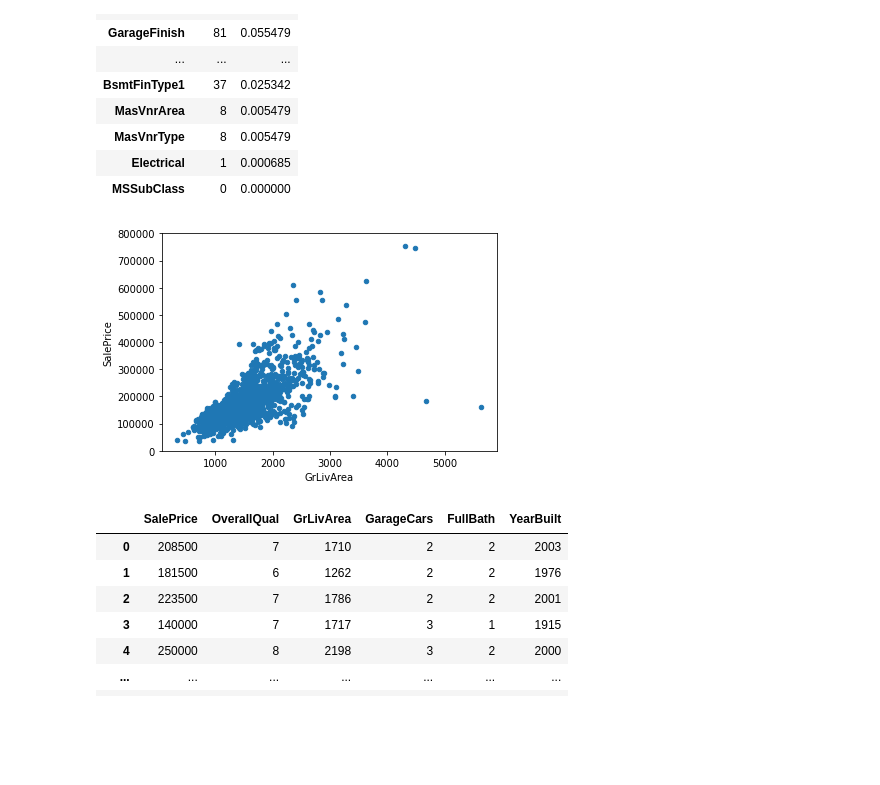
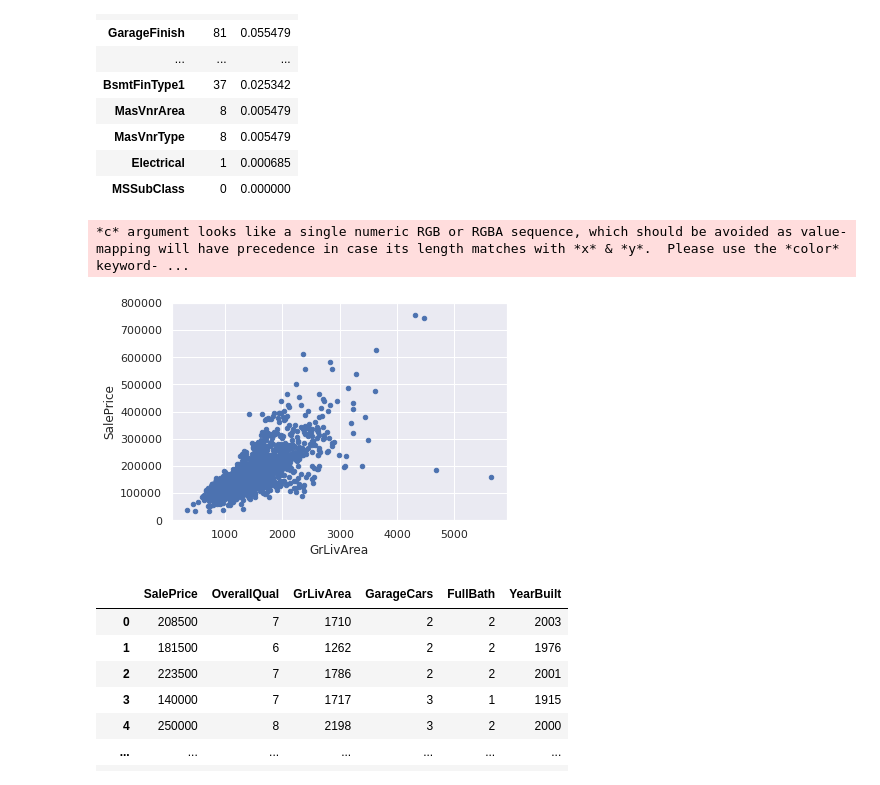
Before and after one commit to bhjo0930/kaggle_house_price, a Jupyter notebook: house-price-keras.ipynb, the cells around one changed output. Saved outputs shown, nothing was run; the diff lists cells and outputs as text; code cells hidden in the pictures; blank space fills up the shorter version.

```diff
--- a/house-price-keras.ipynb
+++ b/house-price-keras.ipynb
@@ -19,11 +19,11 @@ from google.colab import files
 myfile = files.upload()
 # %%
 #read data from local file
-#train = pd.read_csv("D:\\workspace\\houseprice\\train.csv")
-#test = pd.read_csv("D:\\workspace\\houseprice\\test.csv")
+#train = pd.read_csv("D:\\workspace\\houseprice\\train.csv", index_col=0)
+#test = pd.read_csv("D:\\workspace\\houseprice\\test.csv", index_col=0)
 
 #read data from colab
-train = pd.read_csv("/content/train.csv")
-#test = pd.read_csv("/content/test.csv")
+train = pd.read_csv("/content/train.csv", index_col=0)
+#test = pd.read_csv("/content/test.csv", index_col=0)
 # %%
 !pwd
@@ -73,3 +96,12 @@ sns.pairplot(train[cols], height = 2.5)
 plt.show();
 # %% [output]
 [figure]
+# %%
+#scatterplot
+sns.set()
+cols = ['SalePrice', 'MSZoning','Street','Alley','LotShape','LandContour','Utilities','LotConfig','LandSlope','Neighborhood','Condition1','Condition2','BldgType','HouseStyle','RoofStyle','RoofMatl','Exterior1st','Exterior2nd','MasVnrType','ExterQual','ExterCond','Foundation','BsmtQual','BsmtCond','BsmtExposure','BsmtFinType1','BsmtFinType2','Heating','HeatingQC','CentralAir','Electrical','KitchenQual','Functional','FireplaceQu','GarageType','GarageFinish','GarageQual','GarageCond','PavedDrive','PoolQC','Fence','MiscFeature','SaleType','SaleCondition']
+#sns.pairplot(train[cols], height = 2.5)
+
+for col in cols:
+  sns.boxplot(y = train['SalePrice'], x = train[col])
+  plt.show();
@@ -102,3 +158,5 @@ df_train = df_train.fillna(df_train.mean())
+# %%
+train = train.fillna(train.mean())
 # %%
 # %%capture
 #standardizing data
@@ -112,8 +170,9 @@ print(high_range)
 # %%
 #bivariate analysis saleprice/grlivarea
 var = 'GrLivArea'
-data = pd.concat([df_train['SalePrice'], df_train[var]], axis=1)
+data = pd.concat([train['SalePrice'], train[var]], axis=1)
 data.plot.scatter(x=var, y='SalePrice', ylim=(0,800000));
 # %% [output]
+*c* argument looks like a single numeric RGB or RGBA sequence, which should be avoided as value-mapping will have precedence in case its length matches with *x* & *y*.  Please use the *color* keyword- ...
-[figure, old version]
+[figure, new version]
 # %%
```
Also changed, not shown: parts of 14 cells of this notebook.
